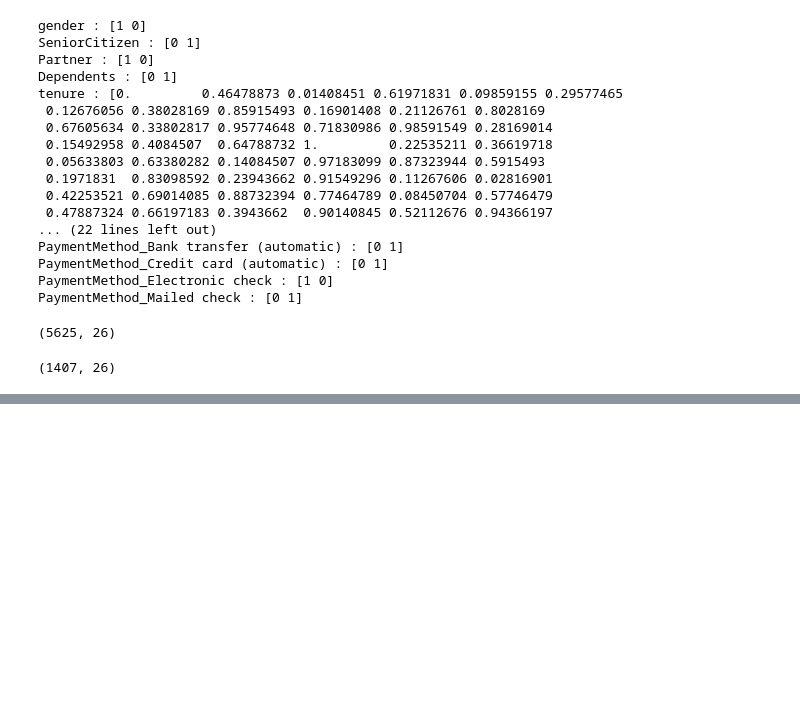
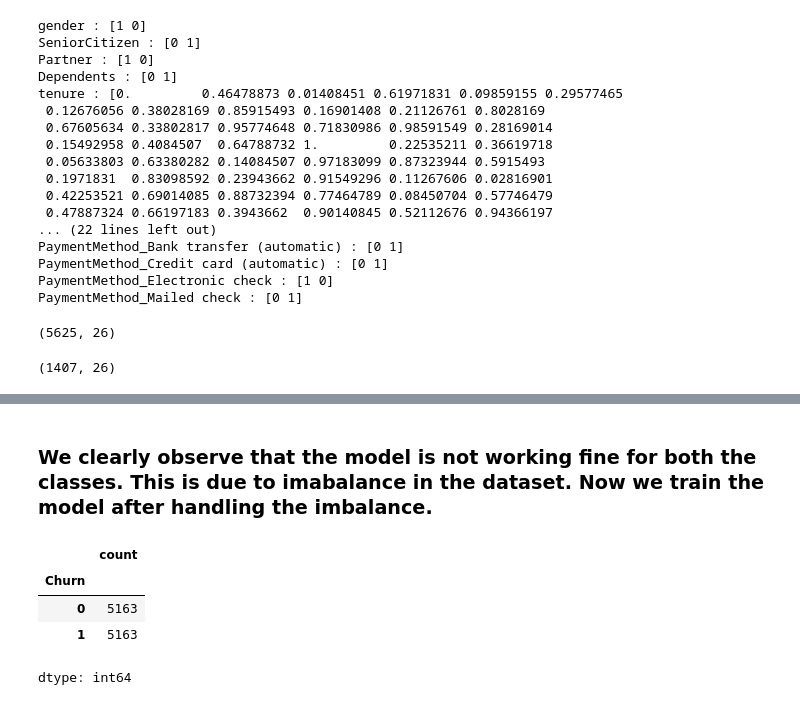
Before and after one commit to ac-26/Telecom-Customer-Churn-Prediction-using-Deep-Learning, a Jupyter notebook: telecom_customer_churn_prediction.ipynb, the cells around one changed output, grey strips where cells are left out. Saved outputs shown, nothing was run; the diff lists cells and outputs as text; code cells hidden in the pictures; blank space fills up the shorter version.

```diff
--- a/telecom_customer_churn_prediction.ipynb
+++ b/telecom_customer_churn_prediction.ipynb
@@ -307,7 +309,7 @@ MonthlyCharges : [29.85 56.95 53.85 ... 63.1  44.2  78.7 ]
 TotalCharges : [  29.85 1889.5   108.15 ...  346.45  306.6  6844.5 ]
 Churn : [0 1]
 # %%
-df1 = pd.get_dummies(data=df1, columns=['Contract', 'PaymentMethod'])
+df1 = pd.get_dummies(data=df1, columns=['InternetService','Contract', 'PaymentMethod'])
 # %%
 for column in df1:
   print(f'{column} : {df1[column].unique()}')
@@ -520,0 +477,18 @@ Text(33.22222222222222, 0.5, 'Truth')
+# %% [markdown]
+### **We clearly observe that the model is not working fine for both the classes. This is due to imabalance in the dataset. Now we train the model after handling the imbalance.**
+# %%
+X = df1.drop('Churn',axis='columns')
+y = df1['Churn']
+# %%
+from imblearn.over_sampling import SMOTE
+
+smote = SMOTE(sampling_strategy='minority')
+X_sm, y_sm = smote.fit_resample(X, y)
+
+y_sm.value_counts()
+# %% [output]
+|  | count |
+| Churn |  |
+| 0 | 5163 |
+| 1 | 5163 |
+dtype: int64
```
Also changed, not shown: parts of 22 cells of this notebook.
